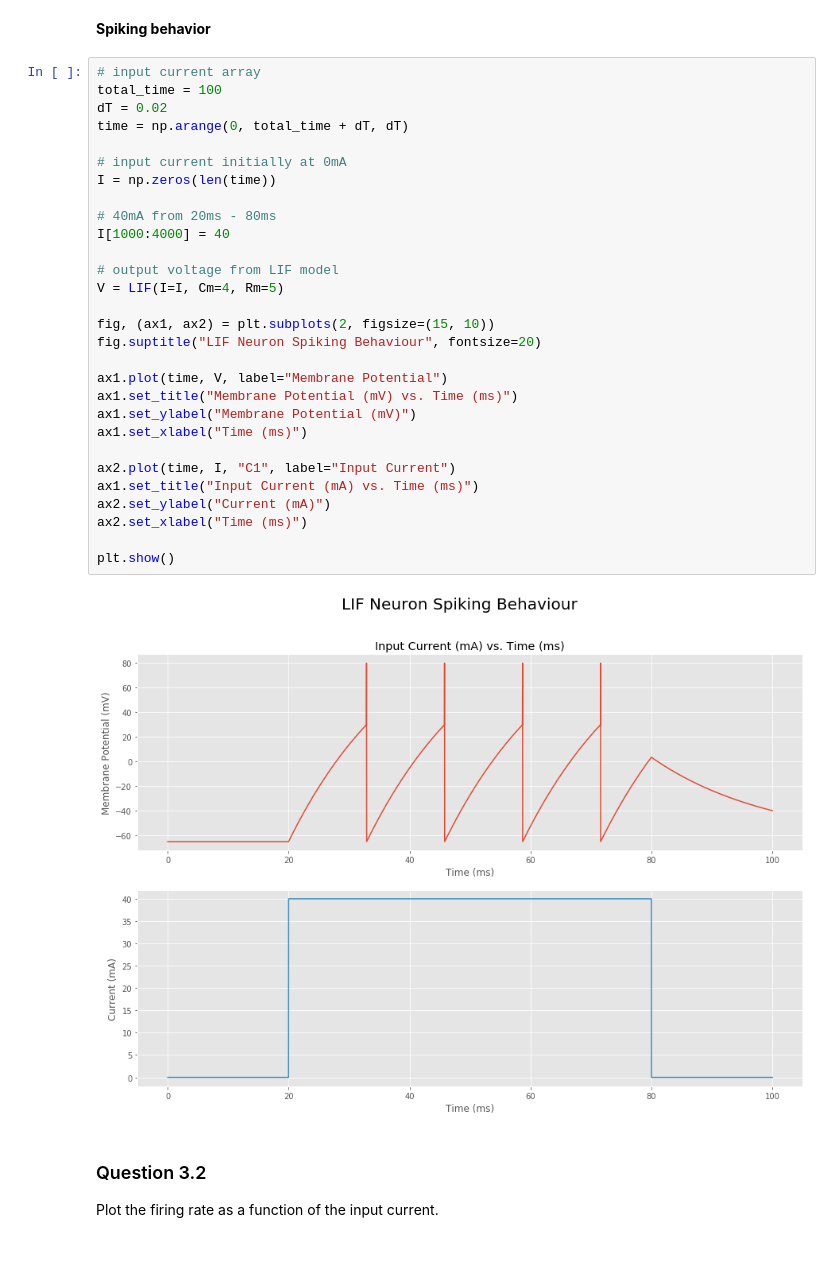
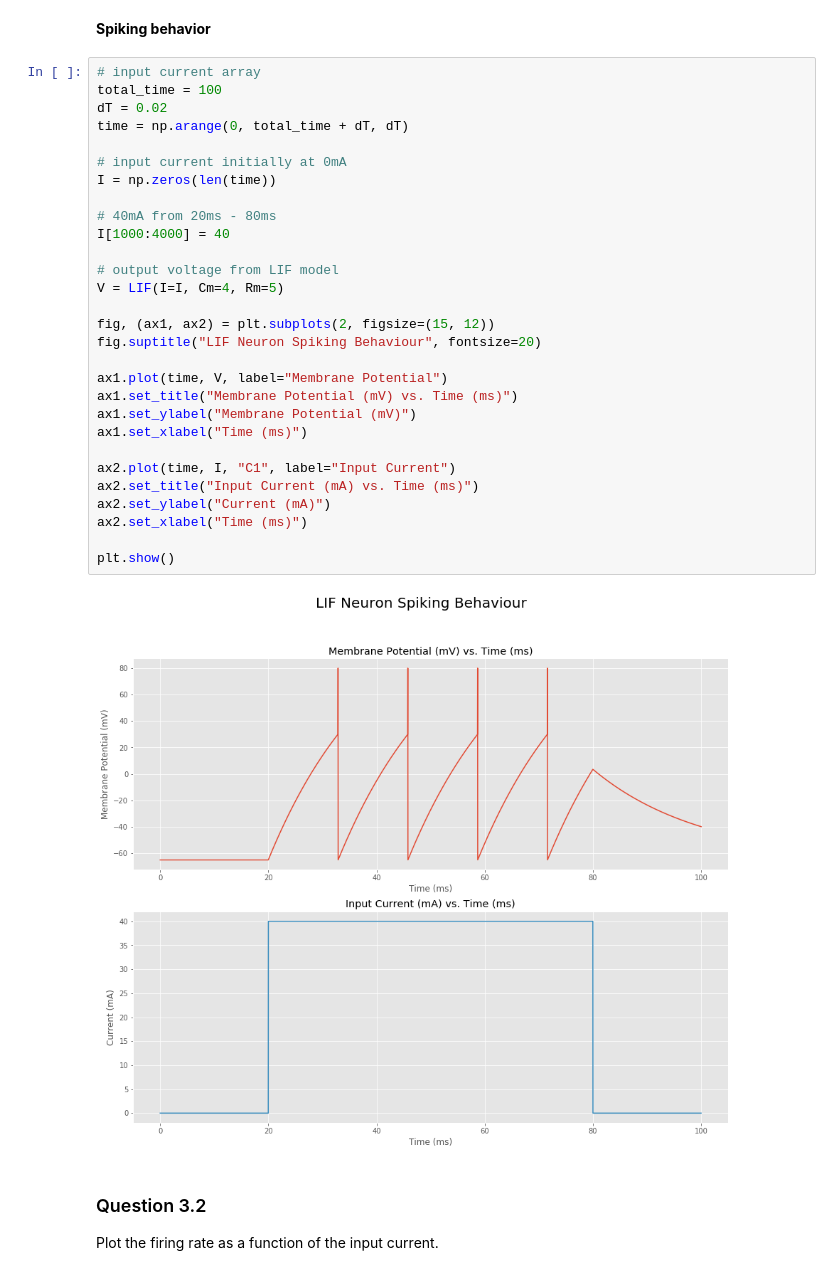
Before and after one commit to fireteam99/neuron-model, a Jupyter notebook: LIF.ipynb, the cells around one changed output. Saved outputs shown, nothing was run; the diff lists cells and outputs as text.

```diff
--- a/LIF.ipynb
+++ b/LIF.ipynb
@@ -113,34 +113,34 @@ plt.show()
 # %%
 # input current array
 total_time = 100
 dT = 0.02
 time = np.arange(0, total_time + dT, dT)
 
 # input current initially at 0mA
 I = np.zeros(len(time))
 
 # 40mA from 20ms - 80ms
 I[1000:4000] = 40
 
 # output voltage from LIF model
 V = LIF(I=I, Cm=4, Rm=5)
 
-fig, (ax1, ax2) = plt.subplots(2, figsize=(15, 10))
+fig, (ax1, ax2) = plt.subplots(2, figsize=(15, 12))
 fig.suptitle("LIF Neuron Spiking Behaviour", fontsize=20)
 
 ax1.plot(time, V, label="Membrane Potential")
 ax1.set_title("Membrane Potential (mV) vs. Time (ms)")
 ax1.set_ylabel("Membrane Potential (mV)")
 ax1.set_xlabel("Time (ms)")
 
 ax2.plot(time, I, "C1", label="Input Current")
-ax1.set_title("Input Current (mA) vs. Time (ms)")
+ax2.set_title("Input Current (mA) vs. Time (ms)")
 ax2.set_ylabel("Current (mA)")
 ax2.set_xlabel("Time (ms)")
 
 plt.show()
 # %% [output]
-[figure, old version]
+[figure, new version]
 # %% [markdown]
 ### Question 3.2
 Plot the firing rate as a function of the input current.
```
Also changed, not shown: parts of 2 cells of this notebook, 1 other file.
